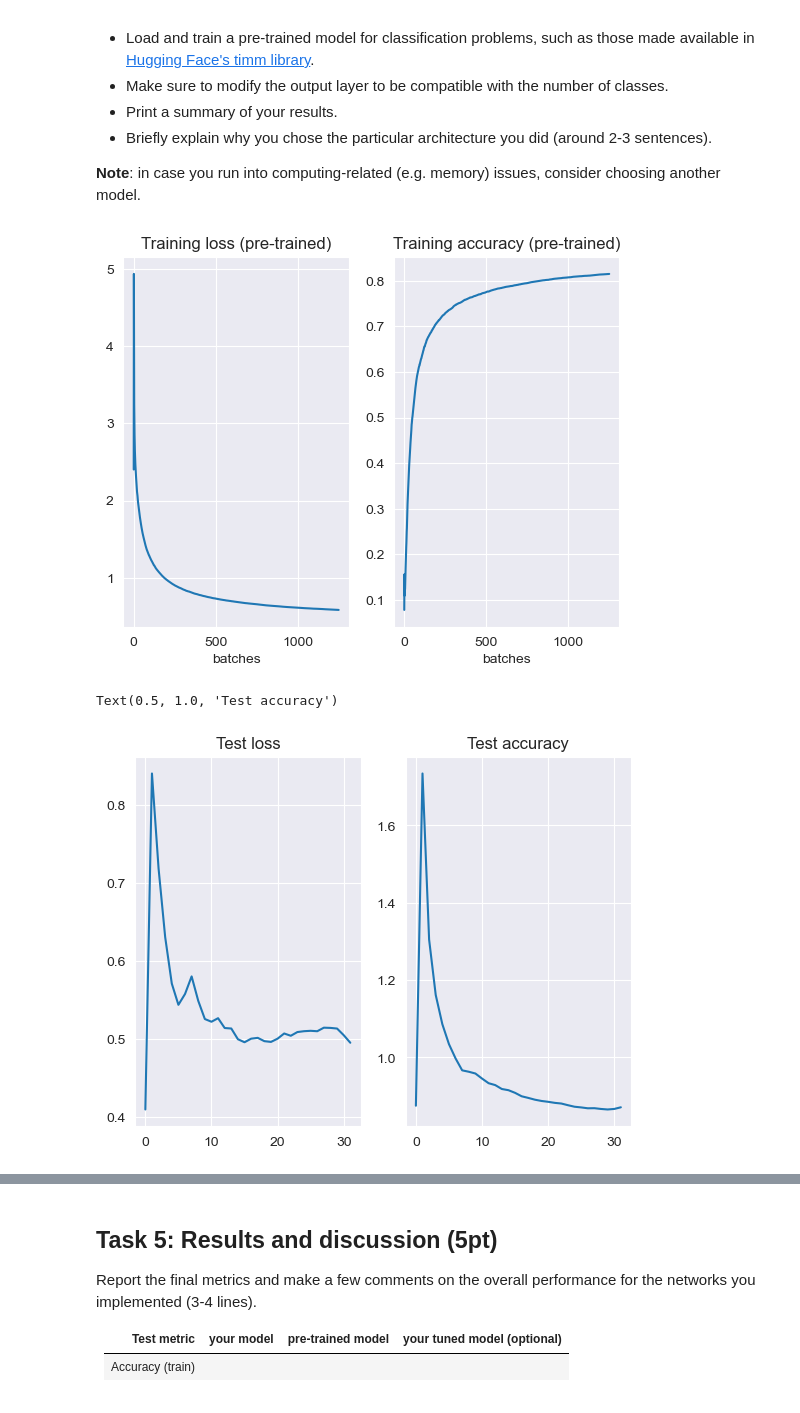
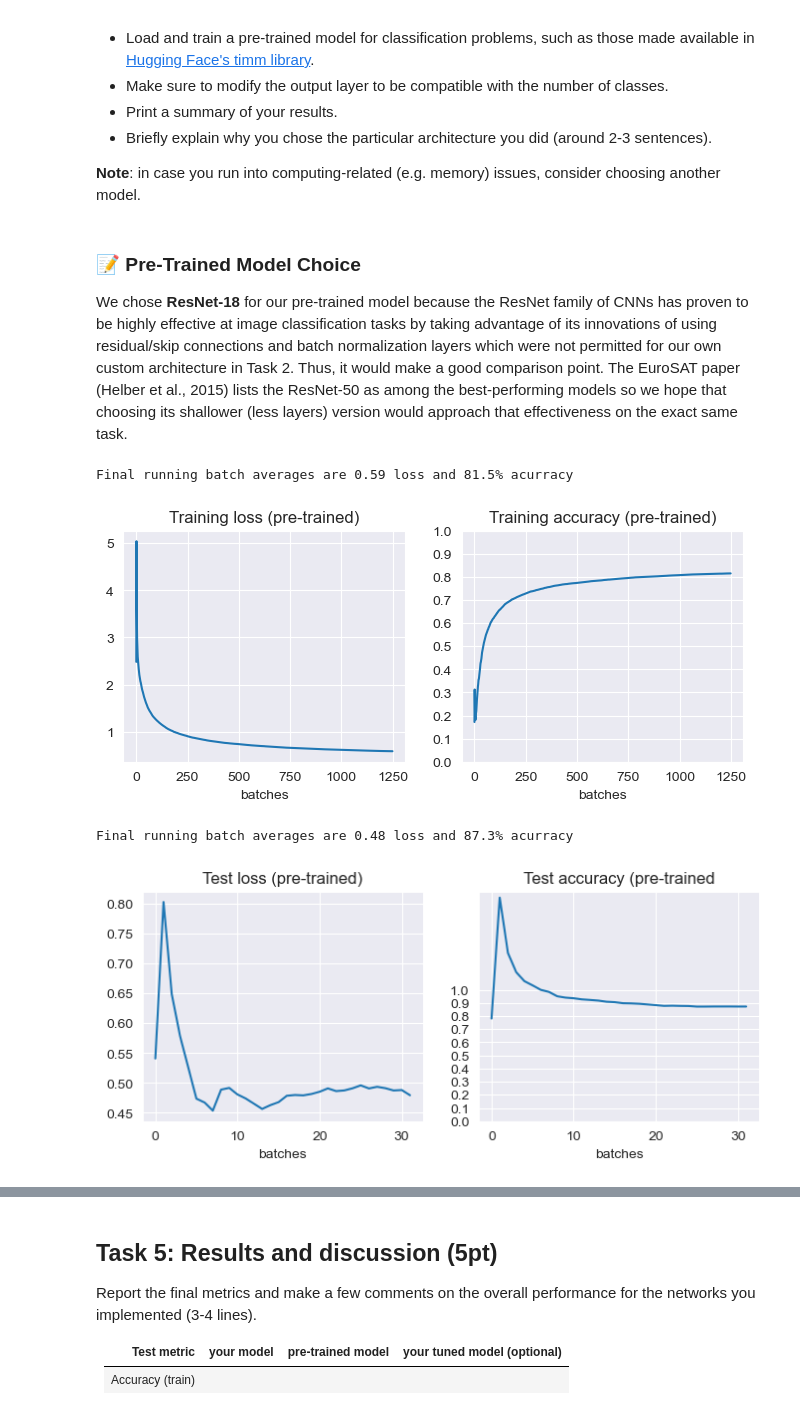
Before and after one commit to hertie-data-science-lab/assignment-2-ps-2f, a Jupyter notebook: main.ipynb, the cells around one changed output, grey strips where cells are left out. Saved outputs shown, nothing was run; the diff lists cells and outputs as text; code cells hidden in the pictures.

Commit message:
Tasks 4-5 proper documentation

```diff
--- a/main.ipynb
+++ b/main.ipynb
@@ -677 +688,4 @@ from torchvision.models.resnet import resnet18, ResNet18_Weights
+# %% [markdown]
+### 📝 Pre-Trained Model Choice
+We chose **ResNet-18** for our pre-trained model because the ResNet family of CNNs has proven to be highly effective at image classification tasks by taking advantage of its innovations of using residual/skip connections and batch normalization layers which were not permitted for our own custom architecture in Task 2. Thus, it would make a good comparison point. The EuroSAT paper (Helber et al., 2015) lists the ResNet-50 as among the best-performing models so we hope that choosing its shallower (less layers) version would approach that effectiveness on the exact same task.
 # %%
@@ -689,27 +707,38 @@ loaded_model.fc = nn.Linear(num_features, len(data.classes))
 loaded_trainer = Trainer(loaded_model, cfg)
 # %%
 '''#DONE: train your model, plot accuracy and loss by iteration (one iteration=one batch)'''
-pretrain_loss, pretrain_acc = loaded_trainer.train(train_data)
-fig, (ax0, ax1) = plt.subplots(1,2)
+pretrain_loss, pretrain_acc = loaded_trainer.train(train_data) #EDITED: variable names to not overwrite above
+fig, (ax0, ax1) = plt.subplots(1,2, figsize=(8, 3))
 ax0.plot(range(len(pretrain_loss)), pretrain_loss)
 ax1.plot(range(len(pretrain_acc)), pretrain_acc)
 ax0.set_title('Training loss (pre-trained)')
-ax0.set_xlabel('batches');
 ax1.set_title('Training accuracy (pre-trained)')
-ax1.set_xlabel('batches');
+
+#ADDED for axes and printing
+ax1.set_yticks(np.arange(0, 1.1, 0.1))
+ax0.set_xlabel('batches')
+ax1.set_xlabel('batches')
+print(f'Final running batch averages are {pretrain_loss[-1]:.2f} loss and {pretrain_acc[-1]:.1%} acurracy')
 # %% [output]
+Final running batch averages are 0.59 loss and 81.5% acurracy
-[figure, old version]
+[figure, new version]
 # %%
 '''#DONE: test your model, plot accuracy and loss by iteration (one iteration=one batch)'''
-pretrain_test_loss, pretrain_test_acc = loaded_trainer.test(test_data)
-fig, (ax0, ax1) = plt.subplots(1,2)
+pretrain_test_loss, pretrain_test_acc = loaded_trainer.test(test_data) #EDITED: variable names to not overwrite above
+fig, (ax0, ax1) = plt.subplots(1,2, figsize=(8, 3))
 ax0.plot(range(len(pretrain_test_loss)), pretrain_test_loss)
 ax1.plot(range(len(pretrain_test_acc)), pretrain_test_acc)
-ax0.set_title('Test loss')
-ax1.set_title('Test accuracy')
+ax0.set_title('Test loss (pre-trained)')
+ax1.set_title('Test accuracy (pre-trained')
+
+#ADDED for axes and printing
+ax1.set_yticks(np.arange(0, 1.1, 0.1))
+ax0.set_xlabel('batches')
+ax1.set_xlabel('batches')
+print(f'Final running batch averages are {pretrain_test_loss[-1]:.2f} loss and {pretrain_test_acc[-1]:.1%} acurracy')
 # %% [output]
-Text(0.5, 1.0, 'Test accuracy')
+Final running batch averages are 0.48 loss and 87.3% acurracy
-[figure, old version]
+[figure, new version]
 # %%
 # Load pretrained model again
 tuned_model = models.resnet18(weights=models.ResNet18_Weights.DEFAULT)
```
Also changed, not shown: parts of 18 cells of this notebook.
